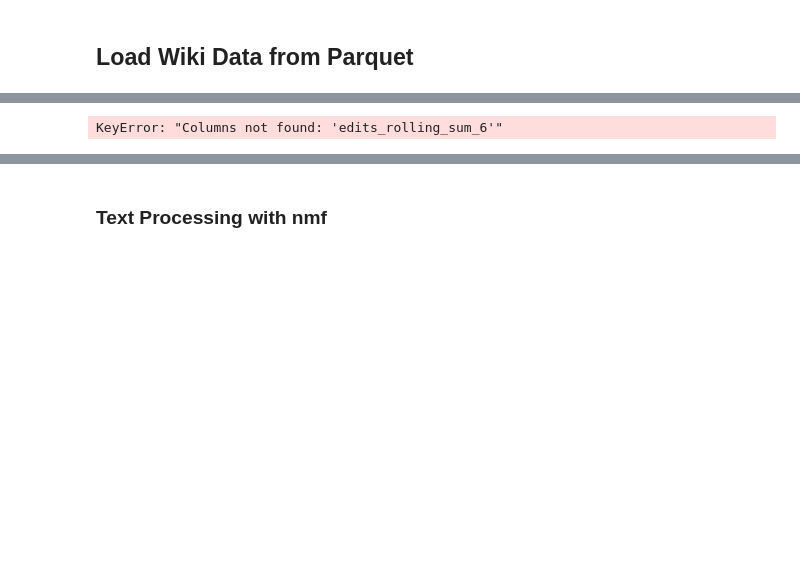
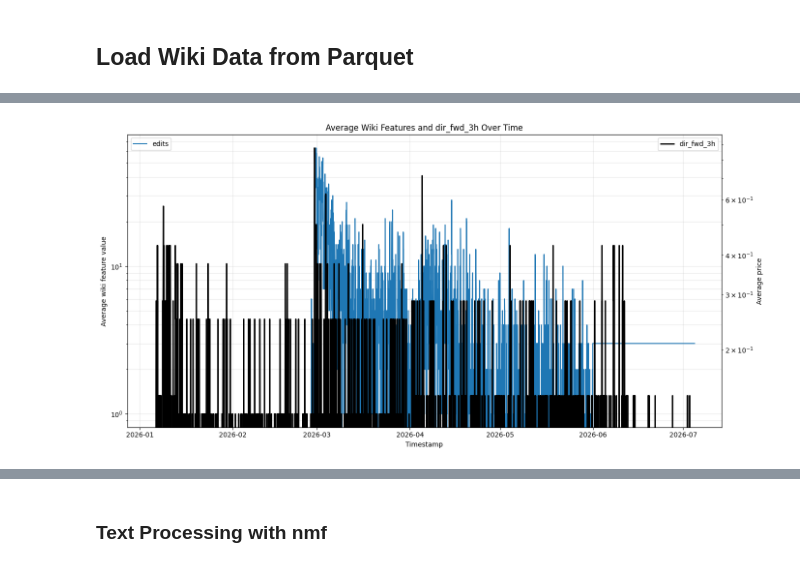
Before and after one commit to tallywiesenberg/thinking-bee, a Jupyter notebook: src/02_directional_alpha.ipynb, the cells around one changed output, grey strips where cells are left out. Drawn from its saved outputs; the diff is of its cells as text; code cells hidden in the pictures; blank space fills up the shorter version.

```diff
--- a/src/02_directional_alpha.ipynb
+++ b/src/02_directional_alpha.ipynb
@@ -291,37 +312,37 @@ Index(['timestamp', 'price', 'market_slug', 'market_title', 'delta', 'edits',
 # %%
 df = df.loc[:, ~df.columns.duplicated()].copy()
 features_to_plot = [
-    "edits_rolling_sum_6"
+    "edits"
 ]
 agg = (
     df.sort_values("timestamp")
-      .groupby("timestamp")[features_to_plot + [TARGET]]
+      .groupby("timestamp")[features_to_plot + [CLAS_TARGET]]
       .mean()
       .reset_index()
 )
 
 fig, ax1 = plt.subplots(figsize=(14, 7))
 
 for feature in features_to_plot:
     ax1.plot(agg["timestamp"], agg[feature], label=feature, linewidth=1.5)
 
 ax1.set_xlabel("Timestamp")
 ax1.set_ylabel("Average wiki feature value")
 ax1.set_yscale("log")
 ax1.legend(loc="upper left")
 ax1.grid(alpha=0.3, which="both")
 
 ax2 = ax1.twinx()
-ax2.plot(agg["timestamp"], agg[TARGET], label=TARGET, color="black", linewidth=2)
+ax2.plot(agg["timestamp"], agg[CLAS_TARGET], label=CLAS_TARGET, color="black", linewidth=2)
 ax2.set_ylabel("Average price")
 ax2.set_yscale("log")
 ax2.legend(loc="upper right")
 
-plt.title(f"Average Wiki Features and {TARGET} Over Time")
+plt.title(f"Average Wiki Features and {CLAS_TARGET} Over Time")
 plt.tight_layout()
 plt.show()
 # %% [output]
-KeyError: "Columns not found: 'edits_rolling_sum_6'"
+[figure, added]
 # %%
 import matplotlib.pyplot as plt
 import numpy as np
```
Also changed, not shown: parts of 18 cells of this notebook, 1 other file.
